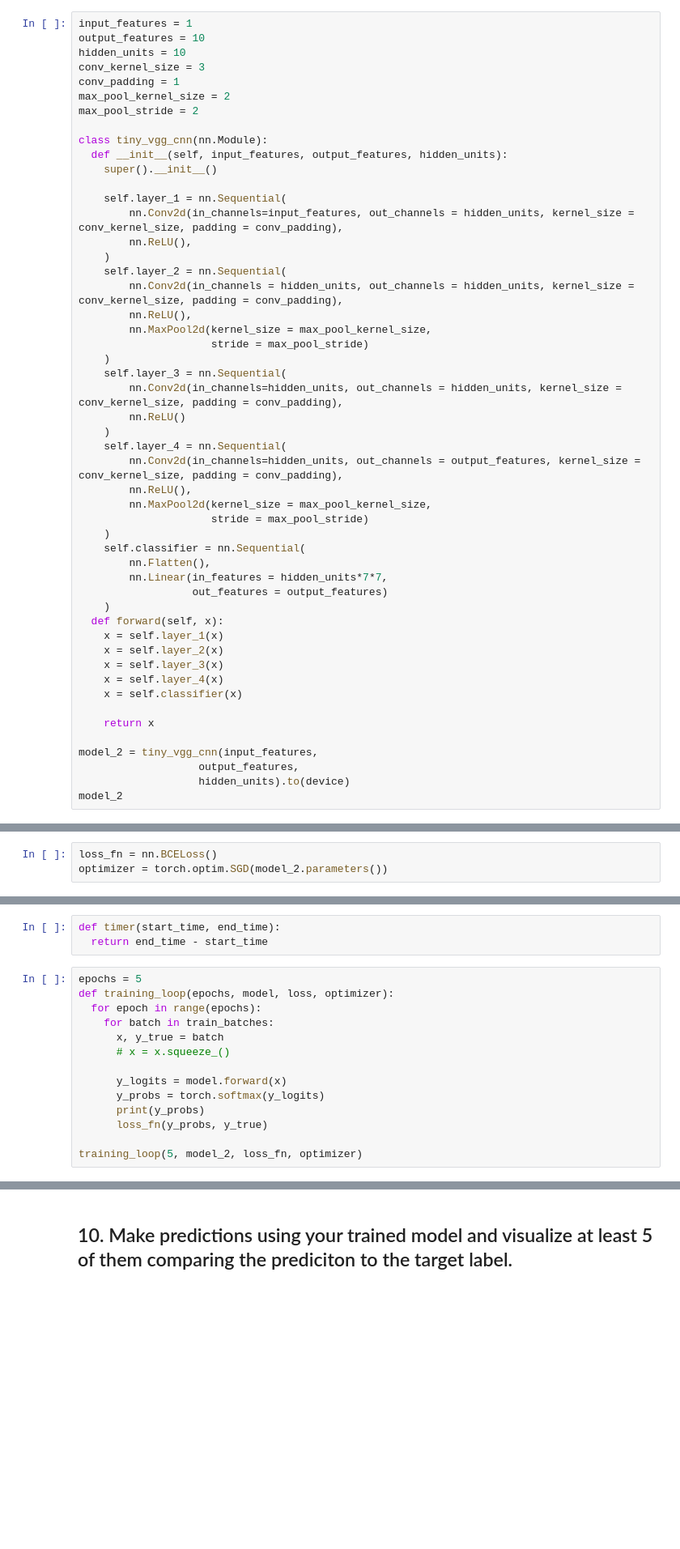
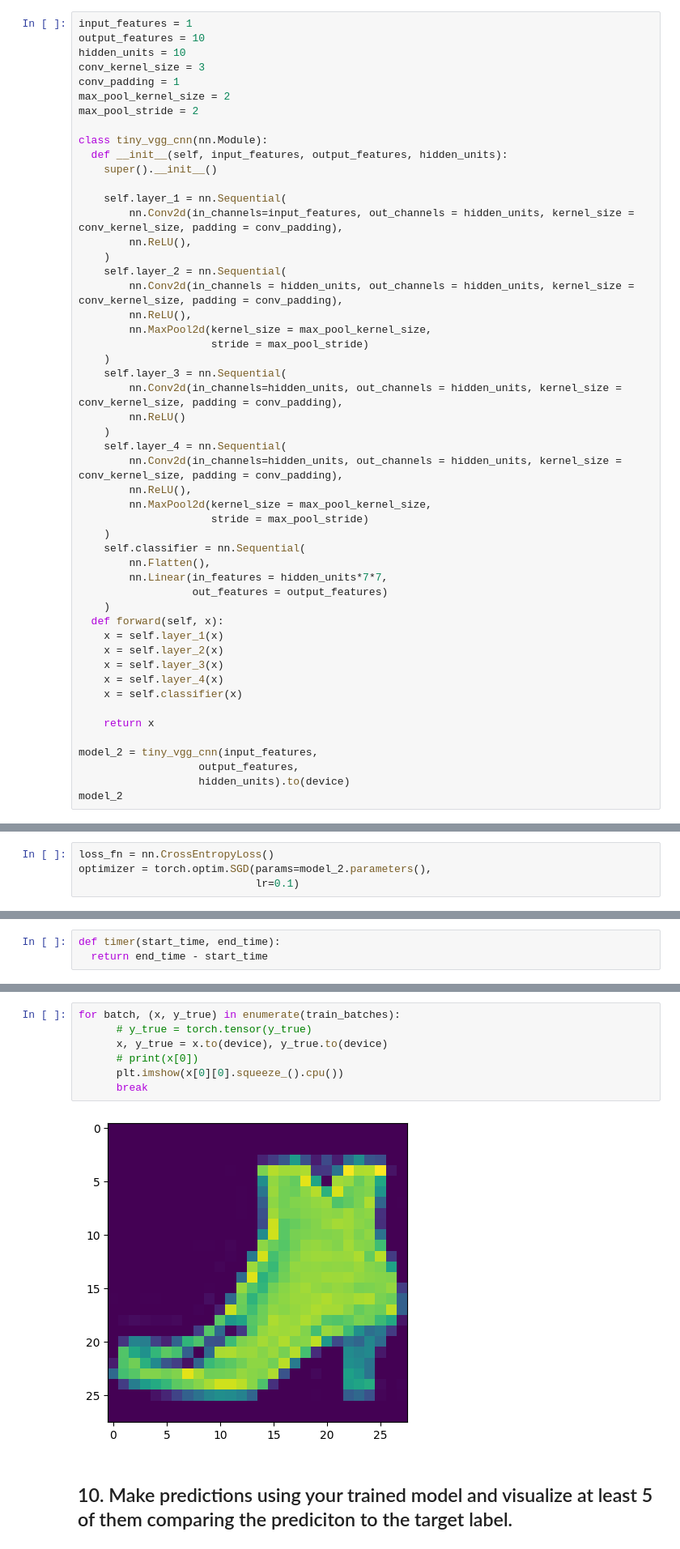
Before and after one commit to lnsayer/udemy_ml_course, a Jupyter notebook: my_version_03_pytorch_computer_vision_exercises.ipynb, the cells around one changed output, grey strips where cells are left out. Shown at 81% size. Drawn from its saved outputs; the diff is of its cells as text; blank space fills up the shorter version.

```diff
--- a/my_version_03_pytorch_computer_vision_exercises.ipynb
+++ b/my_version_03_pytorch_computer_vision_exercises.ipynb
@@ -200,7 +225,7 @@ class tiny_vgg_cnn(nn.Module):
         nn.ReLU()
     )
     self.layer_4 = nn.Sequential(
-        nn.Conv2d(in_channels=hidden_units, out_channels = output_features, kernel_size = conv_kernel_size, padding = conv_padding),
+        nn.Conv2d(in_channels=hidden_units, out_channels = hidden_units, kernel_size = conv_kernel_size, padding = conv_padding),
         nn.ReLU(),
         nn.MaxPool2d(kernel_size = max_pool_kernel_size,
                      stride = max_pool_stride)
@@ -242,24 +267,11 @@ tiny_vgg_cnn(
   )
 )
 # %%
-loss_fn = nn.BCELoss()
-optimizer = torch.optim.SGD(model_2.parameters())
+loss_fn = nn.CrossEntropyLoss()
+optimizer = torch.optim.SGD(params=model_2.parameters(),
+                            lr=0.1)
 # %% [markdown]
 ## 9. Train the model you built in exercise 8. for 5 epochs on CPU and GPU and see how long it takes on each.
 # %%
 def timer(start_time, end_time):
   return end_time - start_time
-# %%
-epochs = 5
-def training_loop(epochs, model, loss, optimizer):
-  for epoch in range(epochs):
-    for batch in train_batches:
-      x, y_true = batch
-      # x = x.squeeze_()
-
-      y_logits = model.forward(x)
-      y_probs = torch.softmax(y_logits)
-      print(y_probs)
-      loss_fn(y_probs, y_true)
-
-training_loop(5, model_2, loss_fn, optimizer)
@@ -270,3 +361,12 @@ TypeError: softmax() received an invalid combination of arguments - got (Tensor)
+# %%
+for batch, (x, y_true) in enumerate(train_batches):
+      # y_true = torch.tensor(y_true)
+      x, y_true = x.to(device), y_true.to(device)
+      # print(x[0])
+      plt.imshow(x[0][0].squeeze_().cpu())
+      break
+# %% [output]
+[figure, added]
 # %% [markdown]
 ## 10. Make predictions using your trained model and visualize at least 5 of them comparing the prediciton to the target label.
 # %% [markdown]
```
Also changed, not shown: parts of 9 cells of this notebook.
